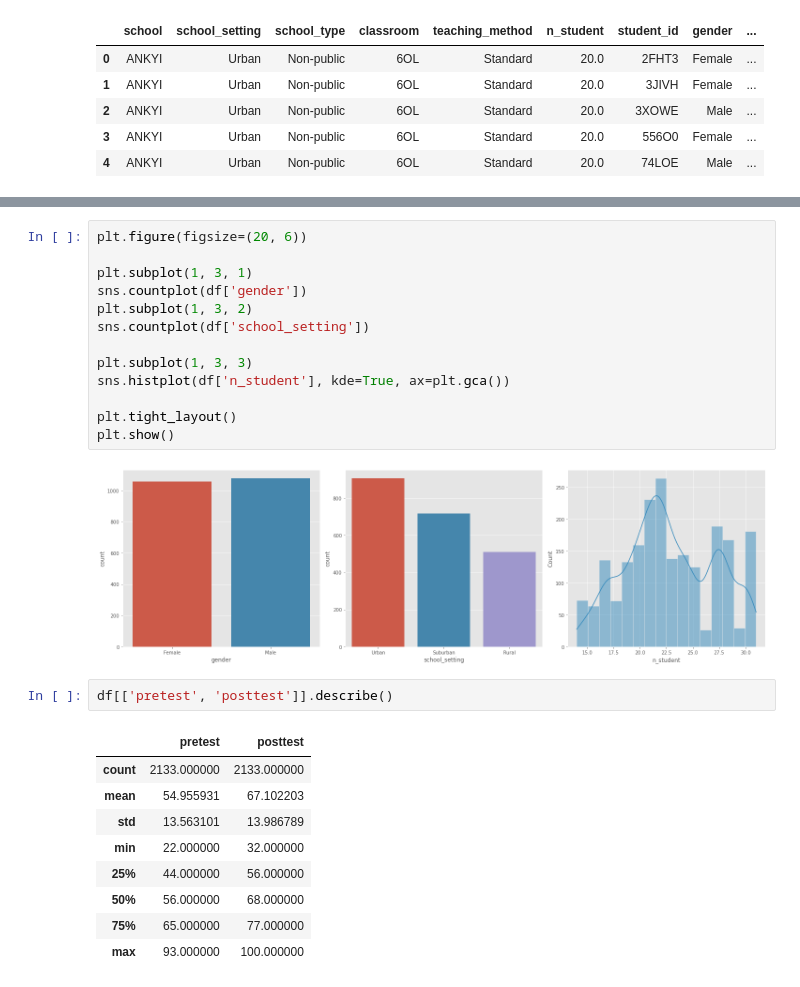
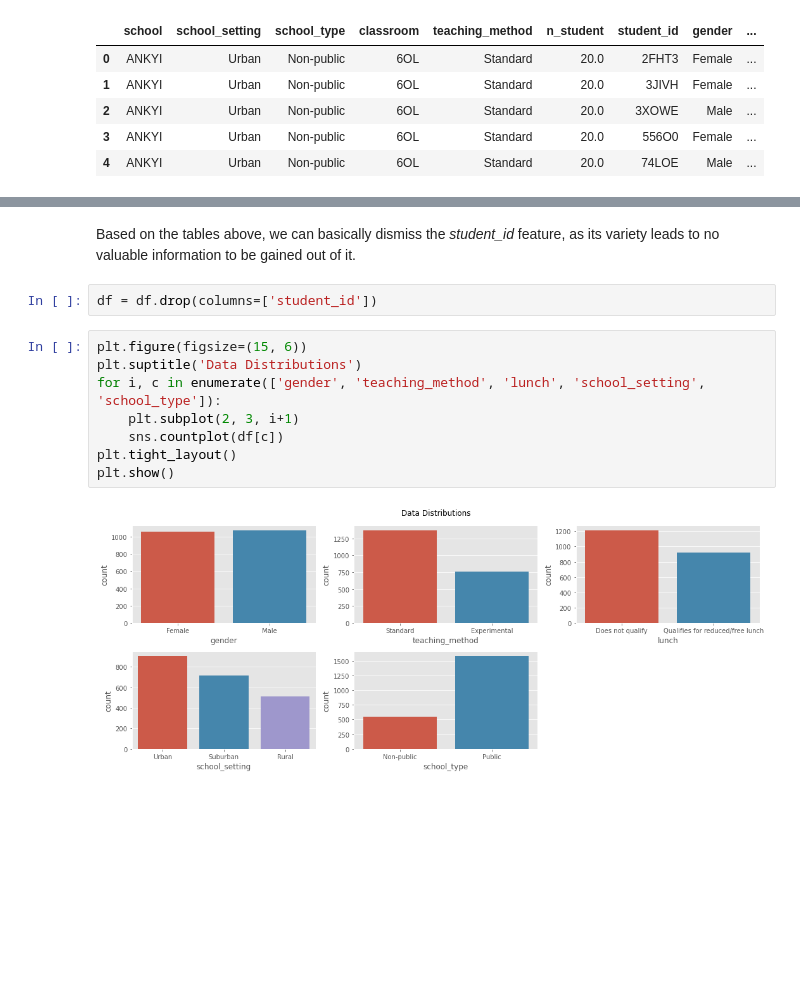
Before and after one commit to Matt88Ac/ModernStatistics_Final, a Jupyter notebook: Test_Scores.ipynb, the cells around one changed output, grey strips where cells are left out. Drawn from its saved outputs; the diff is of its cells as text; blank space fills up the shorter version.

```diff
--- a/Test_Scores.ipynb
+++ b/Test_Scores.ipynb
@@ -30,27 +42,14 @@ df.head()
+# %% [markdown]
+Based on the tables above, we can basically dismiss the *student_id* feature, as its variety leads to no valuable information to be gained out of it.
+# %%
+df = df.drop(columns=['student_id'])
 # %%
-plt.figure(figsize=(20, 6))
-
-plt.subplot(1, 3, 1)
-sns.countplot(df['gender'])
-plt.subplot(1, 3, 2)
-sns.countplot(df['school_setting'])
-
-plt.subplot(1, 3, 3)
-sns.histplot(df['n_student'], kde=True, ax=plt.gca())
-
+plt.figure(figsize=(15, 6))
+plt.suptitle('Data Distributions')
+for i, c in enumerate(['gender', 'teaching_method', 'lunch', 'school_setting', 'school_type']):
+    plt.subplot(2, 3, i+1)
+    sns.countplot(df[c])
 plt.tight_layout()
 plt.show()
 # %% [output]
-[figure, old version]
+[figure, new version]
-# %%
-df[['pretest', 'posttest']].describe()
-# %% [output]
-|  | pretest | posttest |
-| count | 2133.000000 | 2133.000000 |
-| mean | 54.955931 | 67.102203 |
-| std | 13.563101 | 13.986789 |
-| min | 22.000000 | 32.000000 |
-| 25% | 44.000000 | 56.000000 |
-| 50% | 56.000000 | 68.000000 |
-| 75% | 65.000000 | 77.000000 |
-| max | 93.000000 | 100.000000 |
```
Also changed, not shown: parts of 5 cells of this notebook.
